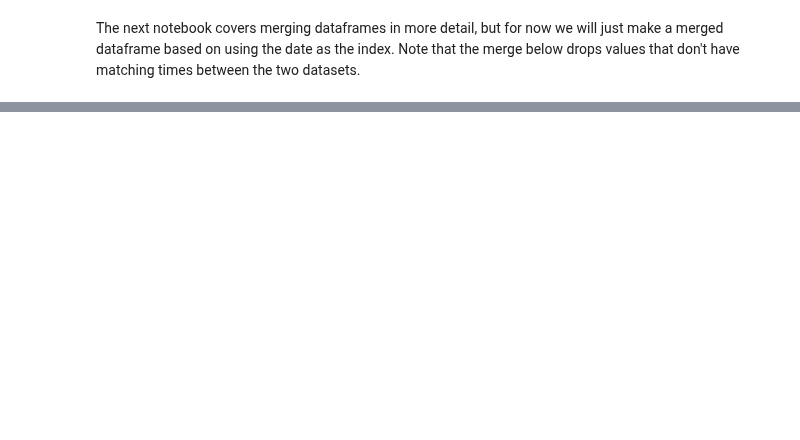
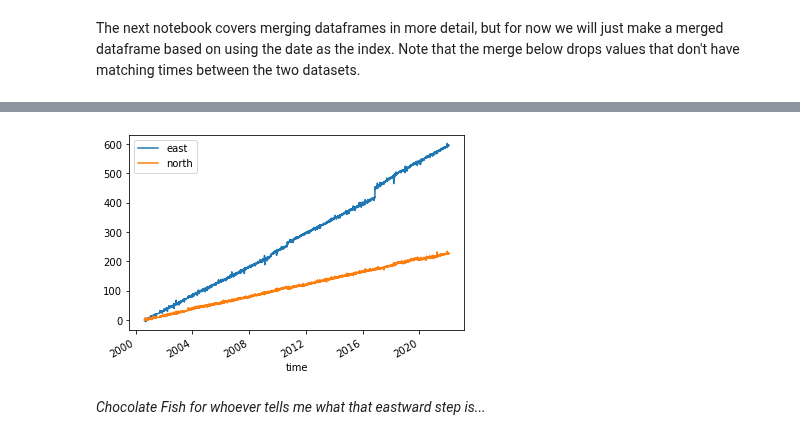
Before and after one commit to calum-chamberlain/ESCI451-Python, a Jupyter notebook: ESCI451_Module_3A.ipynb, the cells around one changed output, grey strips where cells are left out. Cells and saved outputs as stored; diff of their text form; code cells hidden in the pictures; blank space fills up the shorter version.

```diff
--- a/ESCI451_Module_3A.ipynb
+++ b/ESCI451_Module_3A.ipynb
@@ -543,0 +603,29 @@ time
+# %%
+hoki = get_gnss_for_station("HOKI")
+mtjo = get_gnss_for_station("MTJO")
+
+hoki_df = pd.DataFrame.from_dict(hoki)
+mtjo_df = pd.DataFrame.from_dict(mtjo)
+
+hoki_df.set_index("time", inplace=True)
+mtjo_df.set_index("time", inplace=True)
+
+af_data = pd.merge(
+    left=hoki_df, right=mtjo_df, how='inner',
+    left_index=True, right_index=True,
+    suffixes=("_hoki", "_mtjo"))
+
+relative_east = af_data.east_hoki - af_data.east_mtjo
+relative_north = af_data.north_hoki - af_data.north_mtjo
+
+hoki_mtjo_relative = pd.DataFrame({"east": relative_east, "north": relative_north})
+
+# Because we just care about relative velocities we can set the data to zero at the beginning of observations
+hoki_mtjo_relative.east -= hoki_mtjo_relative.east[0]
+hoki_mtjo_relative.north -= hoki_mtjo_relative.north[0]
+
+ax = hoki_mtjo_relative.plot()
+# %% [output]
+[figure, added]
+# %% [markdown]
+*Chocolate Fish for whoever tells me what that eastward step is...*
```
Also changed, not shown: parts of 29 cells of this notebook.
